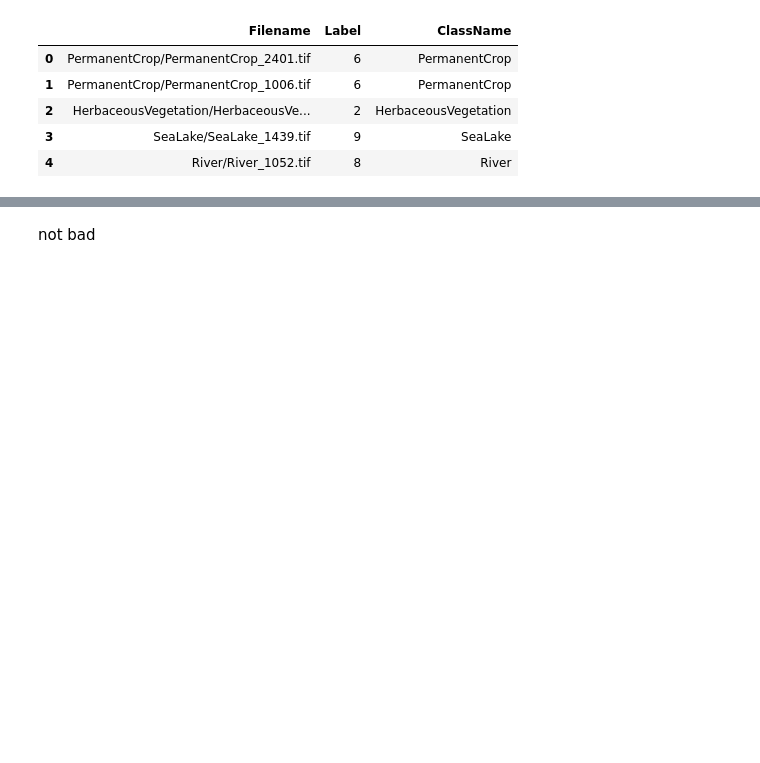
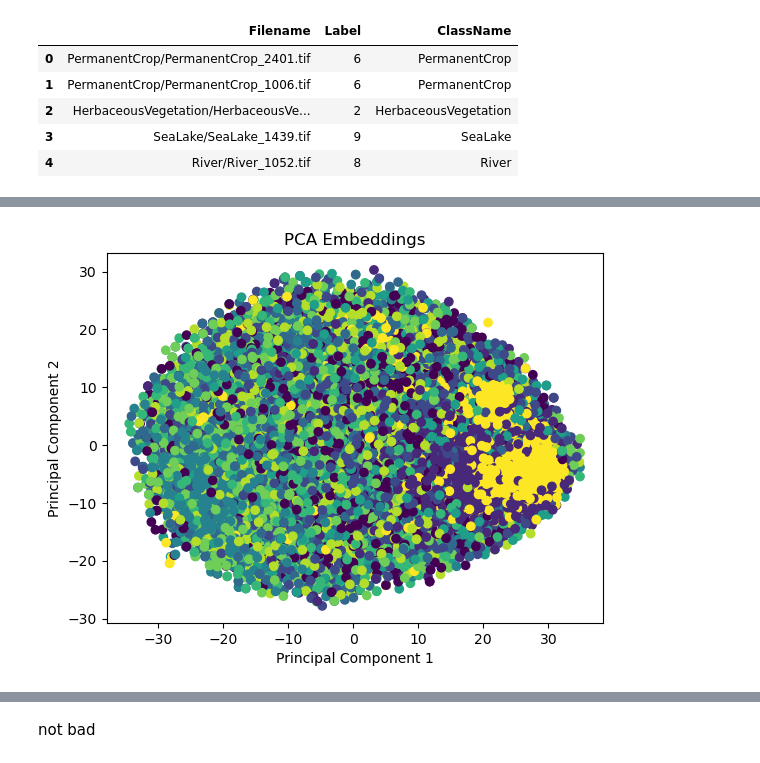
Before and after one commit to FilipLangiewicz/WB_projekt, a Jupyter notebook: code/quick_model_evaluation.ipynb, the cells around one changed output, grey strips where cells are left out. Cells and saved outputs as stored; diff of their text form; code cells hidden in the pictures; blank space fills up the shorter version.

```diff
--- a/code/quick_model_evaluation.ipynb
+++ b/code/quick_model_evaluation.ipynb
@@ -123,0 +177,15 @@ Embedded 19317 tiles: 382.341s
+# %%
+from sklearn.decomposition import PCA
+
+# Perform PCA on the embeddings
+pca = PCA(n_components=2)
+embeddings_pca = pca.fit_transform(embeddings_tsne)
+
+# Plot the PCA embeddings
+plt.scatter(embeddings_pca[:, 0], embeddings_pca[:, 1], c=y)
+plt.title("PCA Embeddings")
+plt.xlabel("Principal Component 1")
+plt.ylabel("Principal Component 2")
+plt.show()
+# %% [output]
+[figure, added]
```
Also changed, not shown: parts of 6 cells of this notebook, 1 other file.
